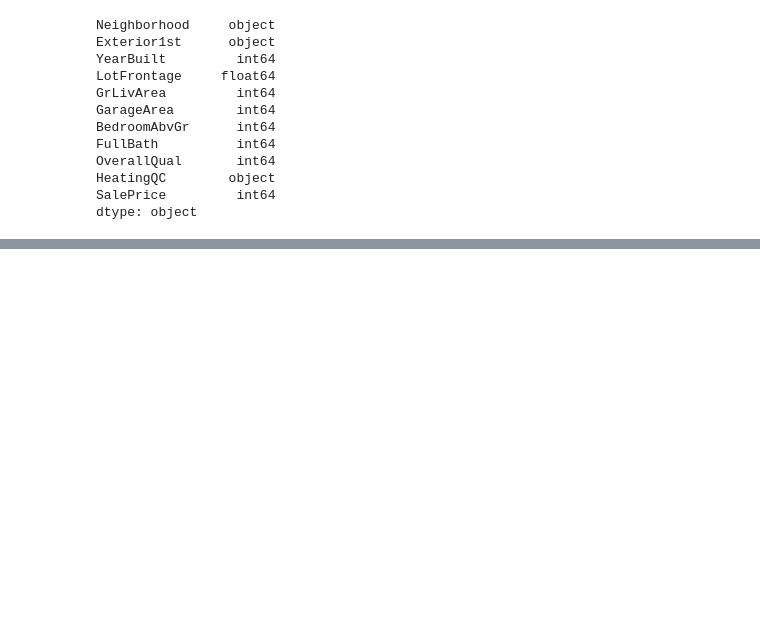
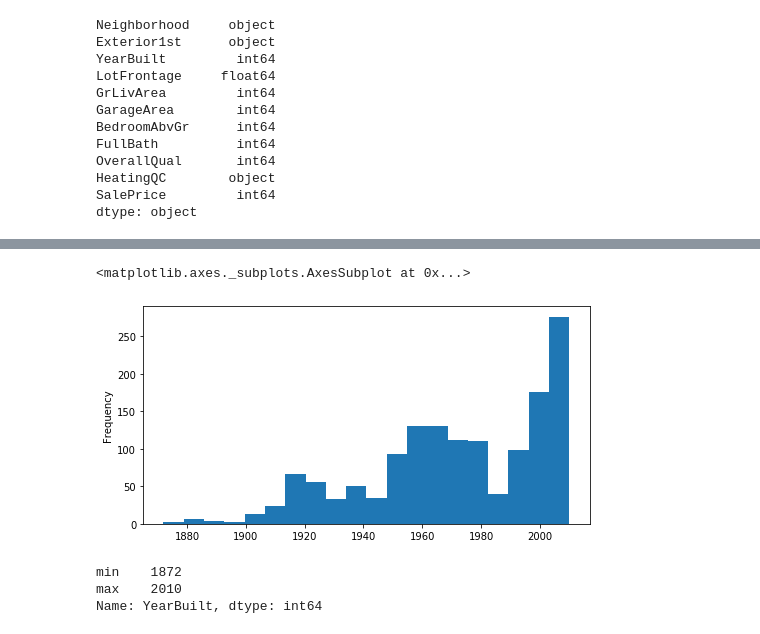
Before and after one commit to btjoshi/hello-world, a Jupyter notebook: Housing_Project/Data_exporation_notes_to_self.ipynb, the cells around one changed output, grey strips where cells are left out. Cells and saved outputs as stored; diff of their text form; code cells hidden in the pictures; blank space fills up the shorter version.

```diff
--- a/Housing_Project/Data_exporation_notes_to_self.ipynb
+++ b/Housing_Project/Data_exporation_notes_to_self.ipynb
@@ -229,0 +321,11 @@ dtype: int64
+# %%
+housing['YearBuilt'].plot(kind='hist', bins=20, figsize=(8,4))
+# %% [output]
+<matplotlib.axes._subplots.AxesSubplot at 0x...>
+[figure, added]
+# %%
+housing['YearBuilt'].agg(['min', 'max'])
+# %% [output]
+min    1872
+max    2010
+Name: YearBuilt, dtype: int64
```
Also changed, not shown: parts of 20 cells of this notebook.
